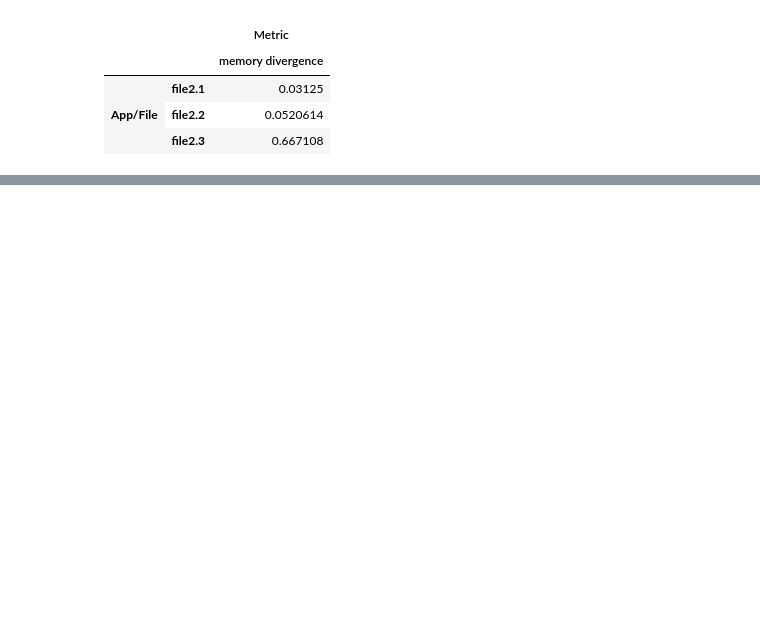
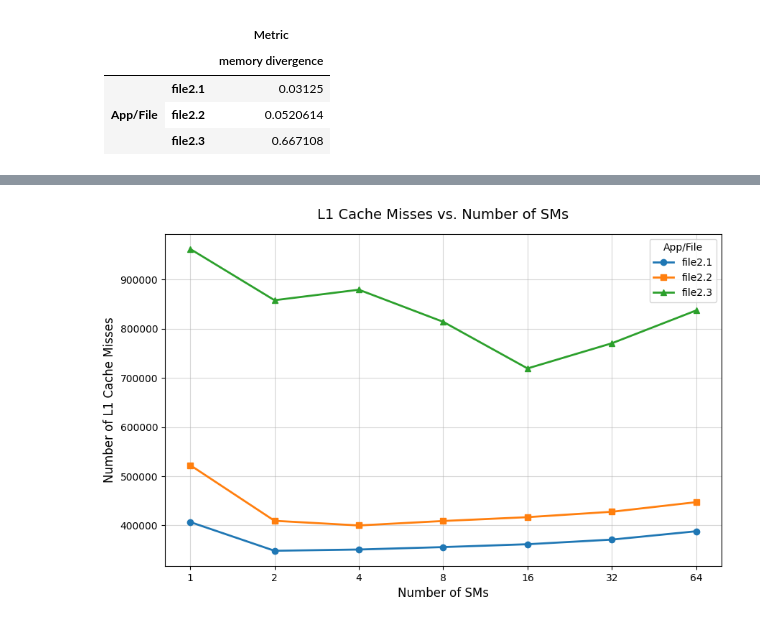
Before and after one commit to kingdedede203/cs623-assignments, a Jupyter notebook: assignment_1/mem_trace/colab.ipynb, the cells around one changed output, grey strips where cells are left out. Drawn from its saved outputs; the diff is of its cells as text; code cells hidden in the pictures; blank space fills up the shorter version.

Commit message:
added cache misses plot

```diff
--- a/assignment_1/mem_trace/colab.ipynb
+++ b/assignment_1/mem_trace/colab.ipynb
@@ -160,3 +160,29 @@ memory divergence = 0.667108
     </tr>
   </tbody>
 </table>
+# %%
+import matplotlib.pyplot as plt
+
+sms = [1, 2, 4, 8, 16, 32, 64]
+file_2_1_misses = [406791, 348340, 350914, 355851, 361646, 371062, 388049]
+file_2_2_misses = [522516, 409340, 399863, 408931, 416731, 427684, 447234]
+file_2_3_misses = [962271, 858005, 879372, 814100, 719262, 770463, 837214]
+
+plt.figure(figsize=(10, 6))
+
+plt.plot(sms, file_2_1_misses, marker='o', label='file2.1', linewidth=2)
+plt.plot(sms, file_2_2_misses, marker='s', label='file2.2', linewidth=2)
+plt.plot(sms, file_2_3_misses, marker='^', label='file2.3', linewidth=2)
+
+plt.xscale('log', base=2)
+plt.xticks(sms, sms)
+
+plt.xlabel('Number of SMs', fontsize=12)
+plt.ylabel('Number of L1 Cache Misses', fontsize=12)
+plt.title('L1 Cache Misses vs. Number of SMs', fontsize=14, pad=15)
+plt.legend(title='App/File', fontsize=10)
+plt.grid(True, which='both', alpha=0.5)
+
+plt.show()
+# %% [output]
+[figure, added]
```
